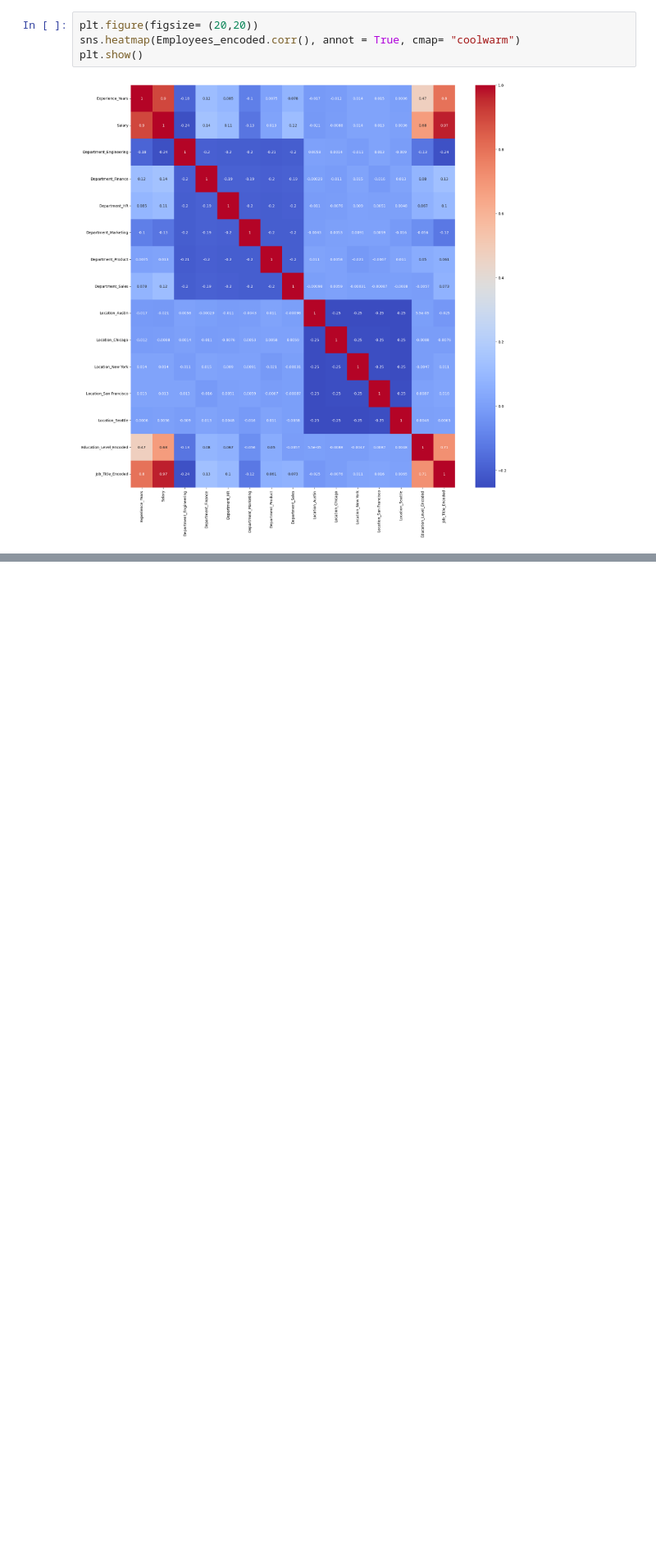
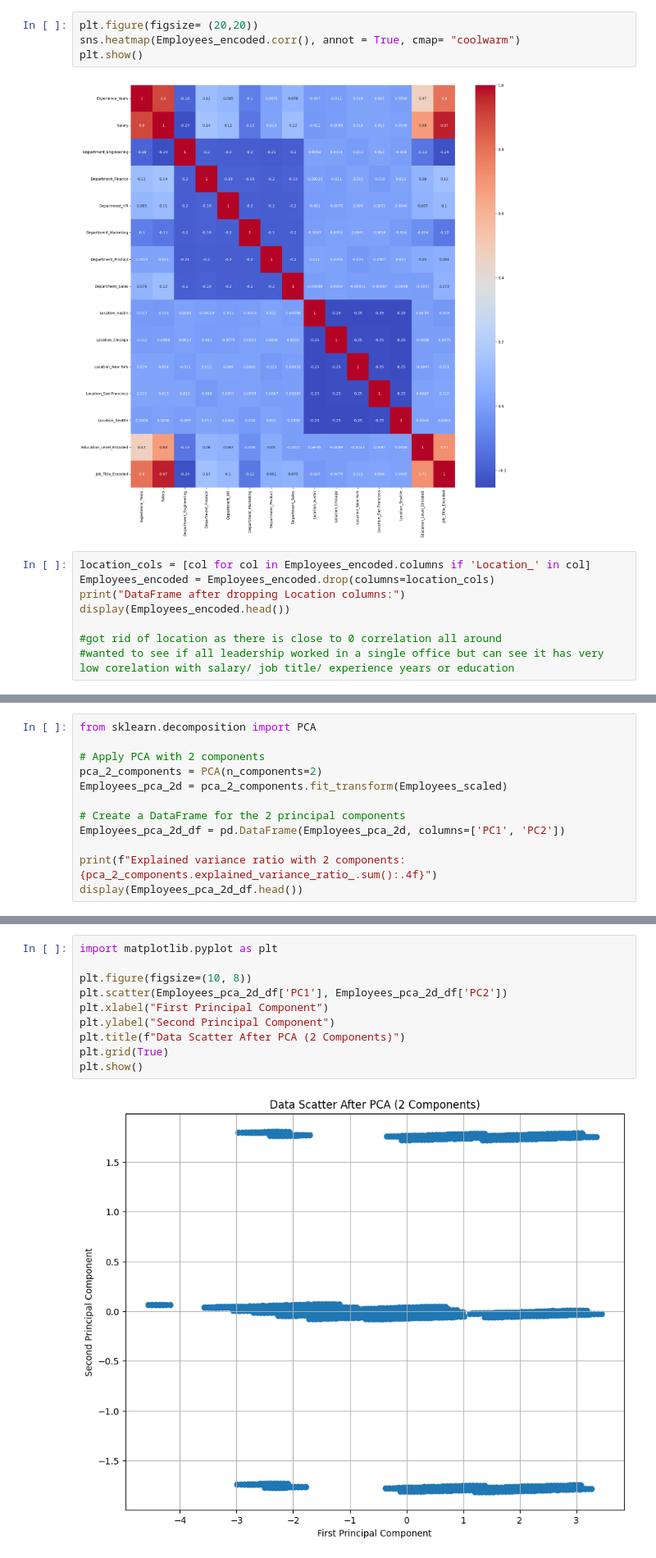
Before and after one commit to AnnabelleMcSharry/AI-ML-Car-Data, a Jupyter notebook: Task_2.ipynb, the cells around one changed output, grey strips where cells are left out. Shown at 82% size. Drawn from its saved outputs; the diff is of its cells as text; blank space fills up the shorter version.

```diff
--- a/Task_2.ipynb
+++ b/Task_2.ipynb
@@ -318,3 +318,11 @@ sns.heatmap(Employees_encoded.corr(), annot = True, cmap= "coolwarm")
 plt.show()
 # %% [output]
 [figure]
+# %%
+location_cols = [col for col in Employees_encoded.columns if 'Location_' in col]
+Employees_encoded = Employees_encoded.drop(columns=location_cols)
+print("DataFrame after dropping Location columns:")
+display(Employees_encoded.head())
+
+#got rid of location as there is close to 0 correlation all around
+#wanted to see if all leadership worked in a single office but can see it has very low corelation with salary/ job title/ experience years or education
@@ -377,0 +395,12 @@ max        1.968532e+00             1.417402e+00       1.229942e+00
+# %%
+from sklearn.decomposition import PCA
+
+# Apply PCA with 2 components
+pca_2_components = PCA(n_components=2)
+Employees_pca_2d = pca_2_components.fit_transform(Employees_scaled)
+
+# Create a DataFrame for the 2 principal components
+Employees_pca_2d_df = pd.DataFrame(Employees_pca_2d, columns=['PC1', 'PC2'])
+
+print(f"Explained variance ratio with 2 components: {pca_2_components.explained_variance_ratio_.sum():.4f}")
+display(Employees_pca_2d_df.head())
@@ -377,0 +415,12 @@ max        1.968532e+00             1.417402e+00       1.229942e+00
+# %%
+import matplotlib.pyplot as plt
+
+plt.figure(figsize=(10, 8))
+plt.scatter(Employees_pca_2d_df['PC1'], Employees_pca_2d_df['PC2'])
+plt.xlabel("First Principal Component")
+plt.ylabel("Second Principal Component")
+plt.title(f"Data Scatter After PCA (2 Components)")
+plt.grid(True)
+plt.show()
+# %% [output]
+[figure, added]
```
Also changed, not shown: parts of 16 cells of this notebook.
